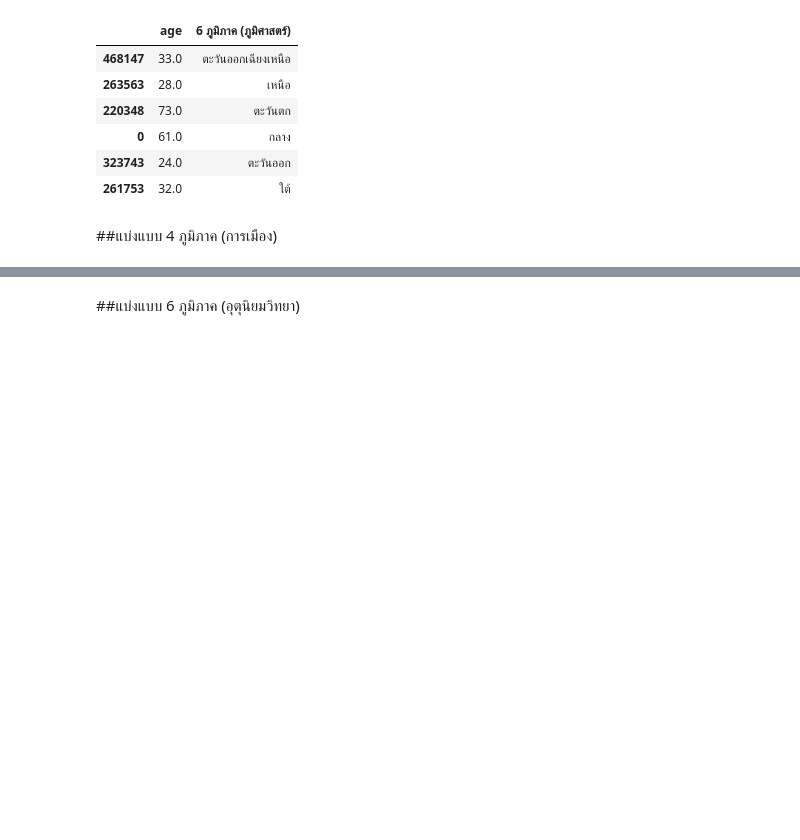
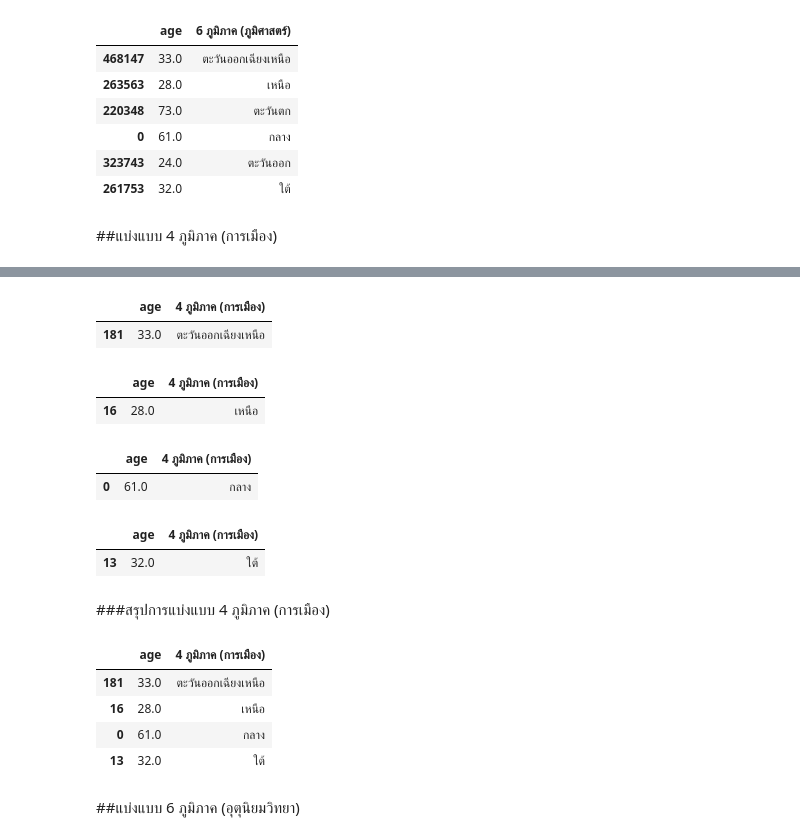
Before and after one commit to suwitchaya17/data_viz_2022, a Jupyter notebook: BasicPython&DataViz_midterm2022.ipynb, the cells around one changed output, grey strips where cells are left out. Cells and saved outputs as stored; diff of their text form; code cells hidden in the pictures; blank space fills up the shorter version.

```diff
--- a/BasicPython&DataViz_midterm2022.ipynb
+++ b/BasicPython&DataViz_midterm2022.ipynb
@@ -252,2 +271,37 @@ all_geography
+# %%
+policy_northeast = policy[policy['4 ภูมิภาค (การเมือง)']=='ตะวันออกเฉียงเหนือ']
+policy_northeast.head(1)
+# %% [output]
+|  | age | 4 ภูมิภาค (การเมือง) |
+| 181 | 33.0 | ตะวันออกเฉียงเหนือ |
+# %%
+policy_north = policy[policy['4 ภูมิภาค (การเมือง)']=='เหนือ']
+policy_north.head(1)
+# %% [output]
+|  | age | 4 ภูมิภาค (การเมือง) |
+| 16 | 28.0 | เหนือ |
+# %%
+policy_central = policy[policy['4 ภูมิภาค (การเมือง)']=='กลาง']
+policy_central.head(1)
+# %% [output]
+|  | age | 4 ภูมิภาค (การเมือง) |
+| 0 | 61.0 | กลาง |
+# %%
+policy_south = policy[policy['4 ภูมิภาค (การเมือง)']=='ใต้']
+policy_south.head(1)
+# %% [output]
+|  | age | 4 ภูมิภาค (การเมือง) |
+| 13 | 32.0 | ใต้ |
+# %% [markdown]
+###สรุปการแบ่งแบบ 4 ภูมิภาค (การเมือง)
+# %%
+all_policy = pd.concat([policy_northeast.head(1),policy_north.head(1),policy_central.head(1),policy_south.head(1)])
+all_policy
+# %% [output]
+|  | age | 4 ภูมิภาค (การเมือง) |
+| 181 | 33.0 | ตะวันออกเฉียงเหนือ |
+| 16 | 28.0 | เหนือ |
+| 0 | 61.0 | กลาง |
+| 13 | 32.0 | ใต้ |
 # %% [markdown]
 ##แบ่งแบบ 6 ภูมิภาค (อุตุนิยมวิทยา)
```
Also changed, not shown: parts of 19 cells of this notebook.
